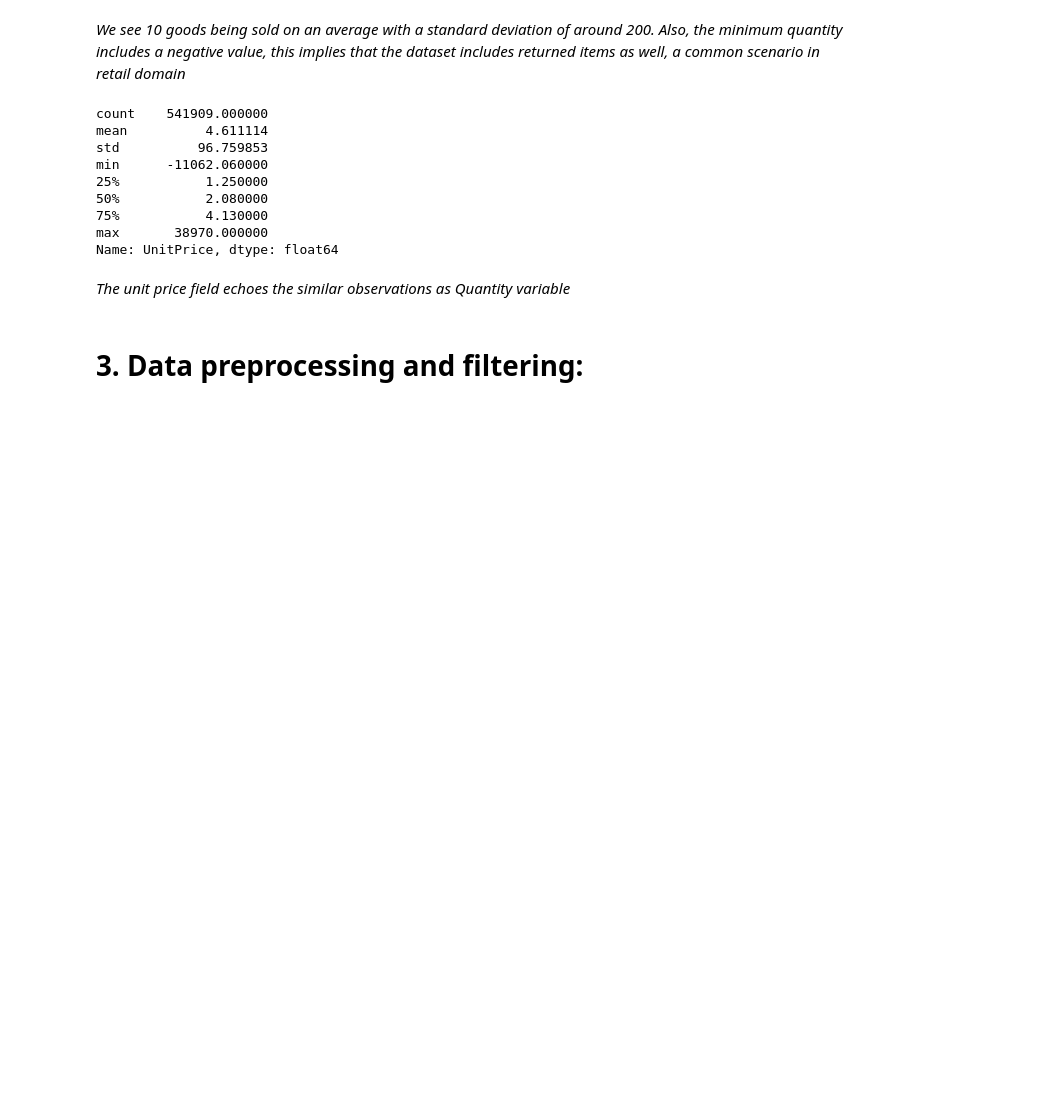
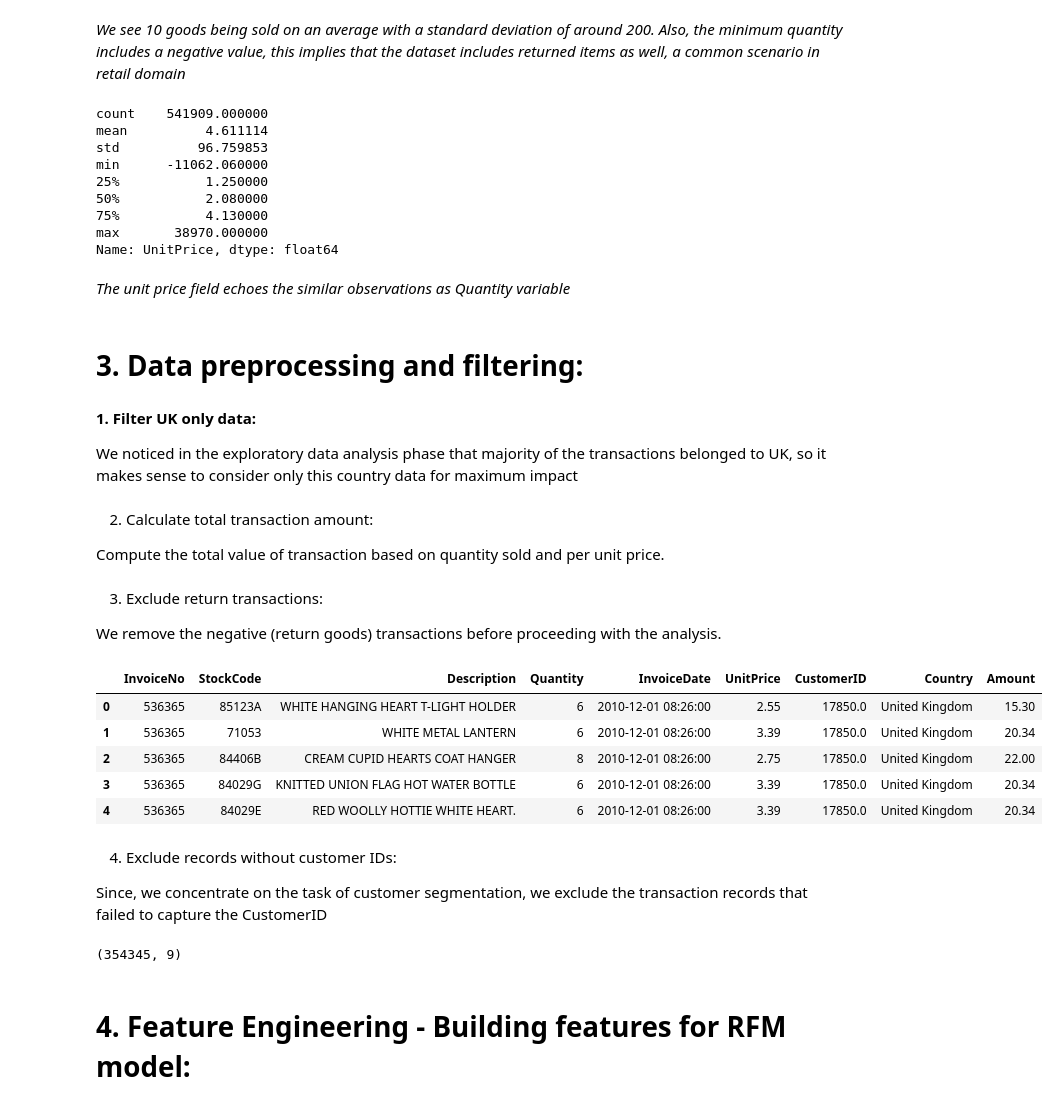
Before and after one commit to nileshrathod17/Online-Retail-Customer-Segmentation, a Jupyter notebook: Customer_Segmentation_for_Online_Retail_store.ipynb, the cells around one changed output. Cells and saved outputs as stored; diff of their text form; code cells hidden in the pictures; blank space fills up the shorter version.

Commit message:
Feature Engineering - Building features for RFM model:

```diff
--- a/Customer_Segmentation_for_Online_Retail_store.ipynb
+++ b/Customer_Segmentation_for_Online_Retail_store.ipynb
@@ -169,3 +169,40 @@ Name: UnitPrice, dtype: float64
 *The unit price field echoes the similar observations as Quantity variable*
 # %% [markdown]
 # **3. Data preprocessing and filtering:**
+# %% [markdown]
+**1. Filter UK only data:**
+
+We noticed in the exploratory data analysis phase that majority of the transactions belonged to UK, so it makes sense to consider only this country data for maximum impact
+# %%
+data = data[data.Country == "United Kingdom"]
+# %% [markdown]
+2. Calculate total transaction amount:
+
+Compute the total value of transaction based on quantity sold and per unit price.
+# %%
+data["Amount"] = data["Quantity"] * data["UnitPrice"]
+# %% [markdown]
+3. Exclude return transactions:
+
+We remove the negative (return goods) transactions before proceeding with the analysis.
+# %%
+data = data[data.Amount >= 0]
+data.head()
+# %% [output]
+|  | InvoiceNo | StockCode | Description | Quantity | InvoiceDate | UnitPrice | CustomerID | Country | Amount |
+| 0 | 536365 | 85123A | WHITE HANGING HEART T-LIGHT HOLDER | 6 | 2010-12-01 08:26:00 | 2.55 | 17850.0 | United Kingdom | 15.30 |
+| 1 | 536365 | 71053 | WHITE METAL LANTERN | 6 | 2010-12-01 08:26:00 | 3.39 | 17850.0 | United Kingdom | 20.34 |
+| 2 | 536365 | 84406B | CREAM CUPID HEARTS COAT HANGER | 8 | 2010-12-01 08:26:00 | 2.75 | 17850.0 | United Kingdom | 22.00 |
+| 3 | 536365 | 84029G | KNITTED UNION FLAG HOT WATER BOTTLE | 6 | 2010-12-01 08:26:00 | 3.39 | 17850.0 | United Kingdom | 20.34 |
+| 4 | 536365 | 84029E | RED WOOLLY HOTTIE WHITE HEART. | 6 | 2010-12-01 08:26:00 | 3.39 | 17850.0 | United Kingdom | 20.34 |
+# %% [markdown]
+4. Exclude records without customer IDs:
+
+Since, we concentrate on the task of customer segmentation, we exclude the transaction records that failed to capture the CustomerID
+# %%
+data = data[~data.CustomerID.isnull()]
+data.shape
+# %% [output]
+(354345, 9)
+# %% [markdown]
+# **4. Feature Engineering - Building features for RFM model:**
```
